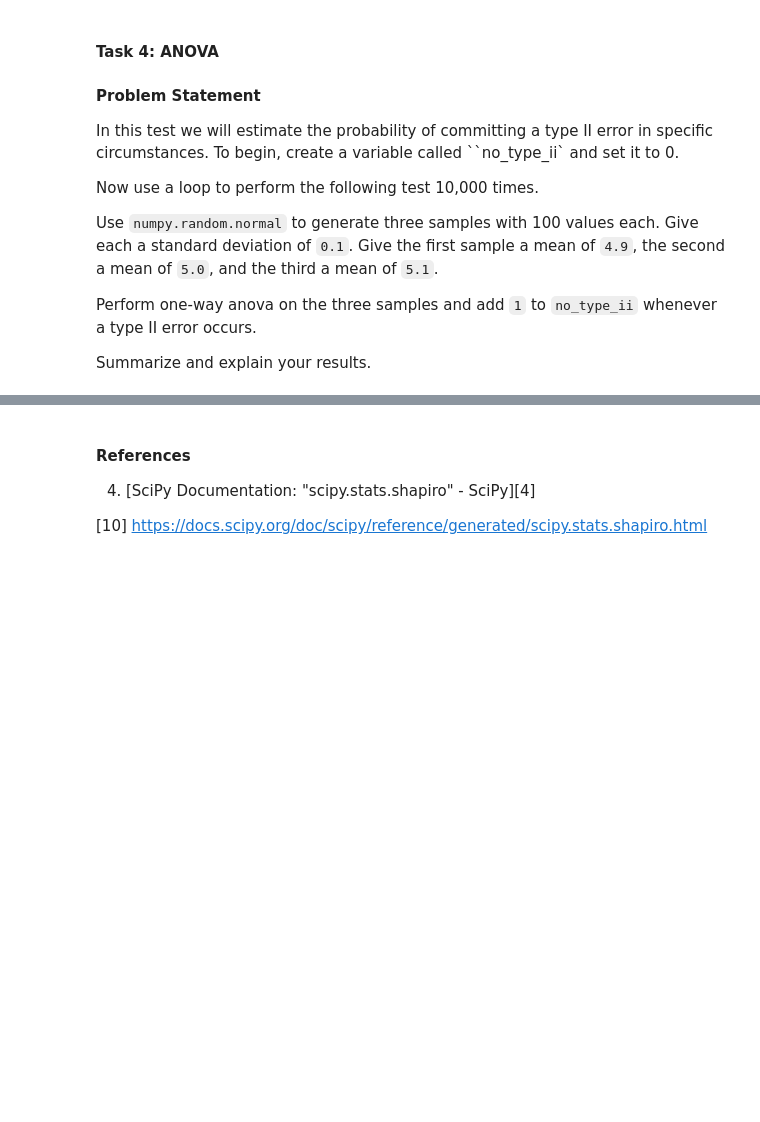
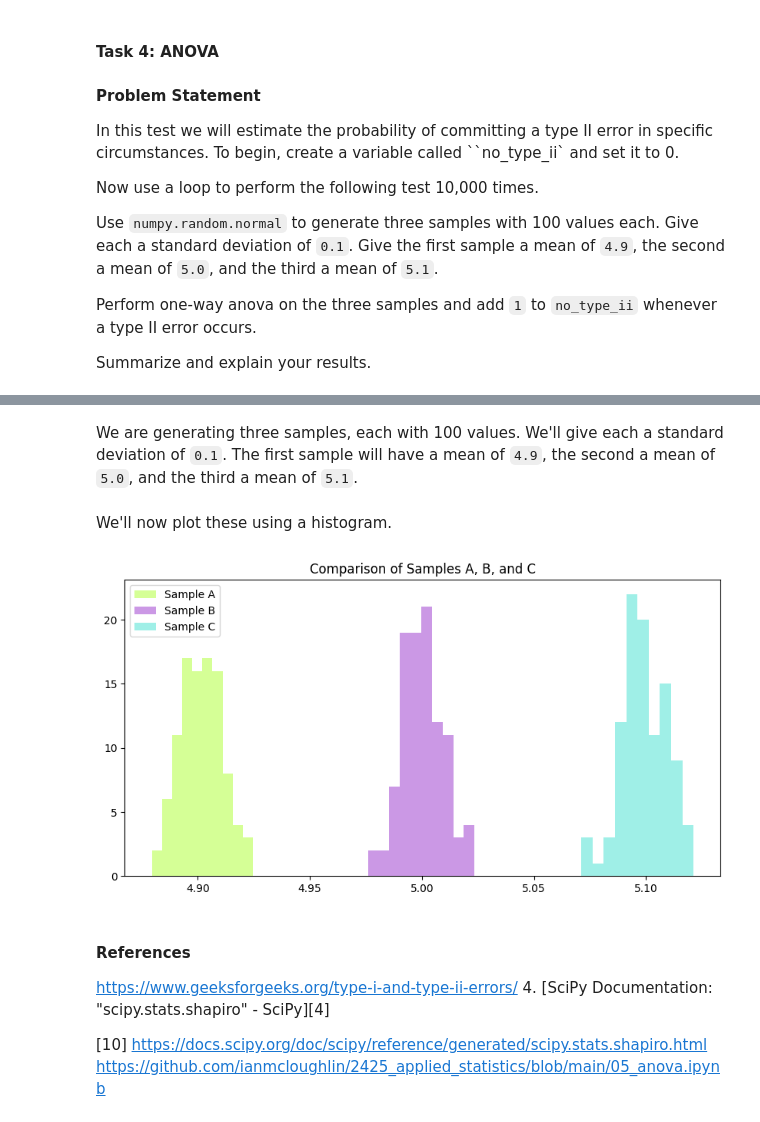
Before and after one commit to miriamroddy/appliedstatistics, a Jupyter notebook: tasks.ipynb, the cells around one changed output, grey strips where cells are left out. Saved outputs shown, nothing was run; the diff lists cells and outputs as text; code cells hidden in the pictures; blank space fills up the shorter version.

Commit message:
Started task 4 - generated samples a,b, c

```diff
--- a/tasks.ipynb
+++ b/tasks.ipynb
@@ -596,0 +605,33 @@ Summarize and explain your results.
+# %% [markdown]
+We are generating three samples, each with 100 values. We'll give each a standard deviation of `0.1`. The first sample will have a mean of `4.9`, the second a mean of `5.0`, and the third a mean of `5.1`.
+# %%
+# First sample.
+# Starting point -https://github.com/ianmcloughlin/2425_applied_statistics/blob/main/05_anova.ipynb
+sample_a = np.random.normal(loc=4.9, scale=.01, size=100)
+
+# Second sample.
+sample_b = np.random.normal(loc=5.0, scale=.01, size=100)
+
+# Third sample.
+sample_c = np.random.normal(loc=5.1, scale=.01, size=100)
+# %% [markdown]
+We'll now plot these using a histogram.
+# %%
+# Create histograms
+fig, ax = plt.subplots(figsize=(10, 5))
+
+# Histogram of the first sample
+ax.hist(sample_a, bins=10, alpha=0.5, color='greenyellow', label='Sample A')
+
+# Histogram of the second sample
+ax.hist(sample_b, bins=10, alpha=0.5, color='darkorchid', label='Sample B')
+
+# Histogram of the third sample
+ax.hist(sample_c, bins=10, alpha=0.5, color='turquoise', label='Sample C')
+
+
+ax.legend()
+ax.set_title("Comparison of Samples A, B, and C", fontsize=12)
+plt.show()
+# %% [output]
+[figure, added]
@@ -598,7 +643,8 @@ Summarize and explain your results.
 
 
 #### References
-
+https://www.geeksforgeeks.org/type-i-and-type-ii-errors/
 4. [SciPy Documentation: "scipy.stats.shapiro" - SciPy][4]
 
 [10] https://docs.scipy.org/doc/scipy/reference/generated/scipy.stats.shapiro.html
+https://github.com/ianmcloughlin/2425_applied_statistics/blob/main/05_anova.ipynb
```
Also changed, not shown: parts of 8 cells of this notebook.
